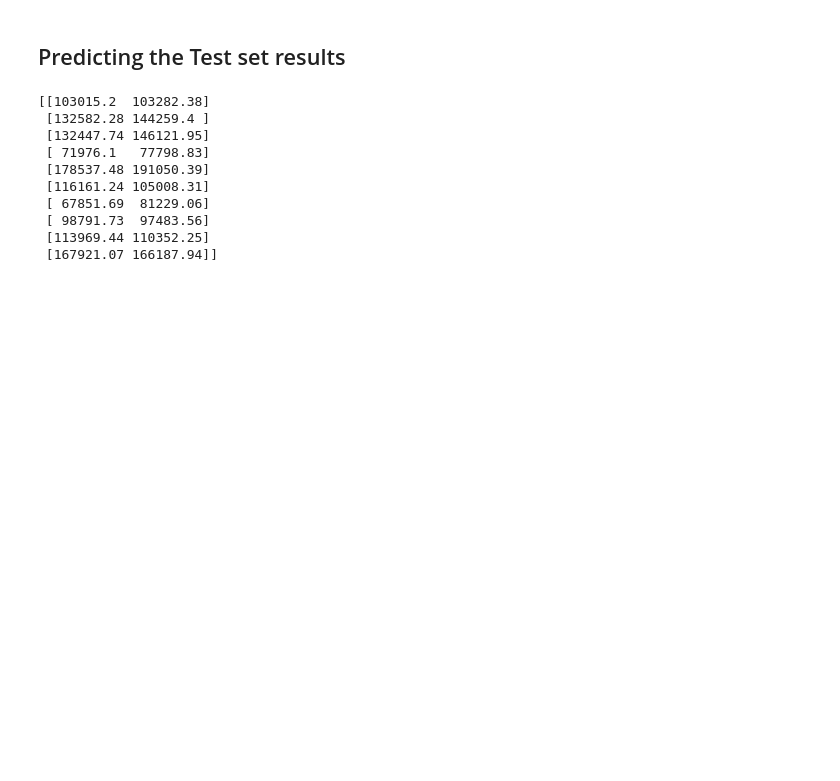
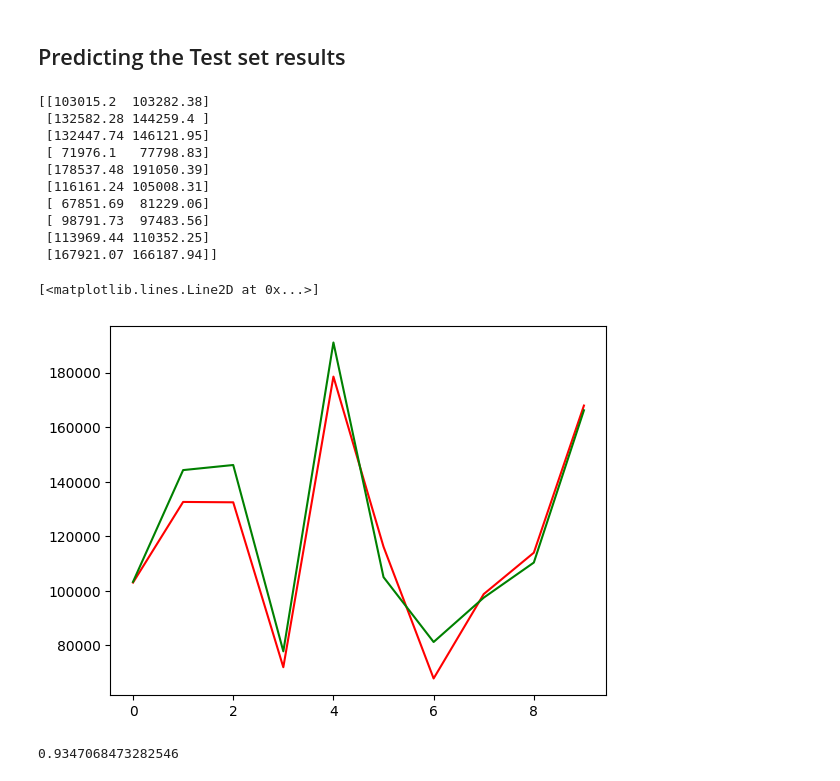
Before and after one commit to abhay0603/Machine-Learning-Basics, a Jupyter notebook: multiple_linear_regression.ipynb, the cells around one changed output. Cells and saved outputs as stored; diff of their text form; code cells hidden in the pictures; blank space fills up the shorter version.

```diff
--- a/multiple_linear_regression.ipynb
+++ b/multiple_linear_regression.ipynb
@@ -102,3 +102,14 @@ print(np.concatenate((y_pred.reshape(len(y_pred),1), y_test.reshape(len(y_test),
  [ 98791.73  97483.56]
  [113969.44 110352.25]
  [167921.07 166187.94]]
+# %%
+plt.plot(y_pred, color = 'red')
+plt.plot(y_test, color= 'green')
+# %% [output]
+[<matplotlib.lines.Line2D at 0x...>]
+[figure, added]
+# %%
+from sklearn.metrics import r2_score
+r2_score(y_test,y_pred)
+# %% [output]
+0.9347068473282546
```
